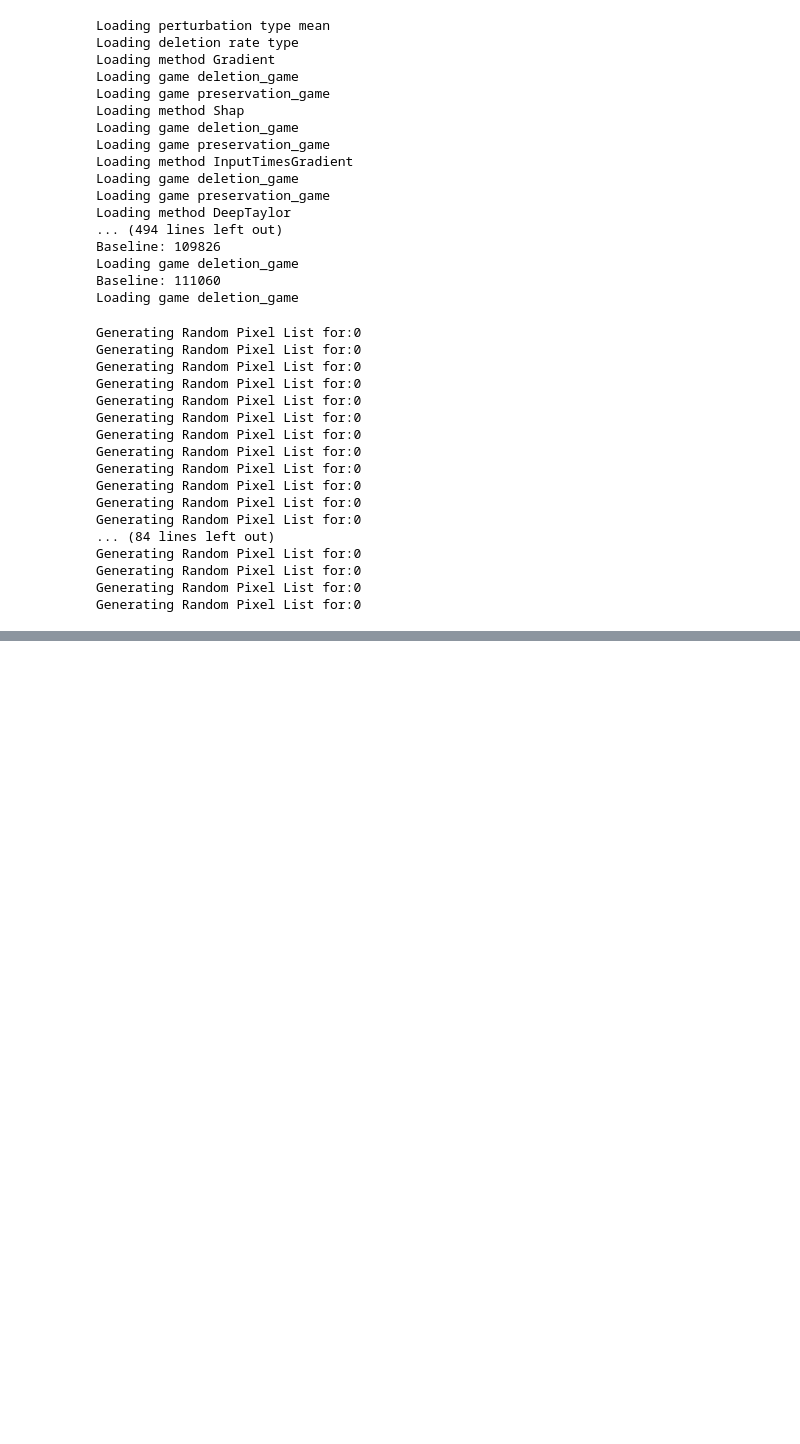
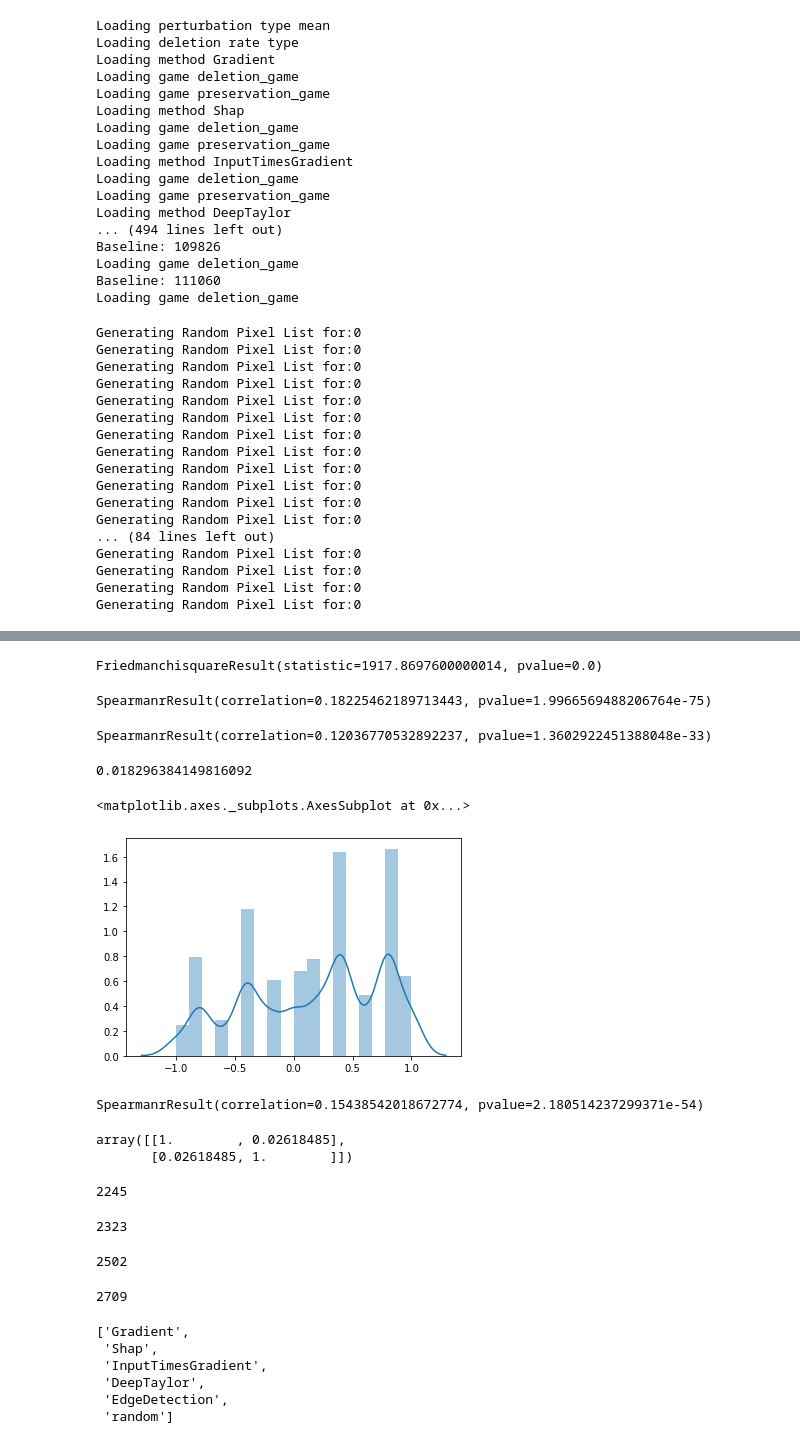
Before and after one commit to dais-ita/explanation_metric, a Jupyter notebook: AFM analysis.ipynb, the cells around one changed output, grey strips where cells are left out. Saved outputs shown, nothing was run; the diff lists cells and outputs as text; code cells hidden in the pictures; blank space fills up the shorter version.

```diff
--- a/AFM analysis.ipynb
+++ b/AFM analysis.ipynb
@@ -704,0 +761,2 @@ Gradient
+# %%
+ranks_f, scores_f, to_delete = results_aopc.aix_fidelity_rank(sensitivity_n=99)
@@ -704,0 +781,43 @@ Gradient
+# %%
+ex_dict = dict()
+ex_dict["rate"] = "1px"
+ex_dict["game"] = "deletion_game"
+ex_dict["dataset"] = "CIFAR-10-original"
+ex_dict["perturb"] = "mean"
+ex_dict["method"] = "Gradient"
+ranks_a, scores_a = results_aopc.aopc_rank(ex_dict)
+# %%
+sps.friedmanchisquare(ranks_f[:,0],ranks_f[:,1],ranks_f[:,2],ranks_f[:,3])
+# %% [output]
+FriedmanchisquareResult(statistic=1917.8697600000014, pvalue=0.0)
+# %%
+ranks_ad = np.delete(ranks_a, to_delete, axis=0)
+# %%
+sps.spearmanr(ranks_ad[:,0],ranks_f[:,0])
+# %% [output]
+SpearmanrResult(correlation=0.18225462189713443, pvalue=1.9966569488206764e-75)
+# %%
+sps.spearmanr(ranks_ad[:,1],ranks_f[:,1])
+# %% [output]
+SpearmanrResult(correlation=0.12036770532892237, pvalue=1.3602922451388048e-33)
+# %%
+sps.spearmanr(ranks_ad[:,2],ranks_f[:,2])
+# %% [output]
+0.018296384149816092
+# %%
+sc = []
+for idx in range(ranks_ad.shape[0]):
+    sc.append(sps.spearmanr(ranks_ad[idx,:], ranks_f[idx,:])[0])
+sns.distplot(np.array(sc))
+# %% [output]
+<matplotlib.axes._subplots.AxesSubplot at 0x...>
+[figure, added]
+# %%
+sps.spearmanr(ranks_ad[:,3],ranks_f[:,3])
+# %% [output]
+SpearmanrResult(correlation=0.15438542018672774, pvalue=2.180514237299371e-54)
+# %%
+np.corrcoef(ranks_ad[:,2],ranks_f[:,2])
+# %% [output]
+array([[1.        , 0.02618485],
+       [0.02618485, 1.        ]])
@@ -704,0 +826,25 @@ Gradient
+# %%
+np.sum(ranks[:,0]==4)
+# %% [output]
+2245
+# %%
+np.sum(ranks[:,1]==4)
+# %% [output]
+2323
+# %%
+np.sum(ranks[:,2]==4)
+# %% [output]
+2502
+# %%
+np.sum(ranks[:,3]==4)
+# %% [output]
+2709
+# %%
+results_aopc.method_arr
+# %% [output]
+['Gradient',
+ 'Shap',
+ 'InputTimesGradient',
+ 'DeepTaylor',
+ 'EdgeDetection',
+ 'random']
```
Also changed, not shown: parts of 29 cells of this notebook.
